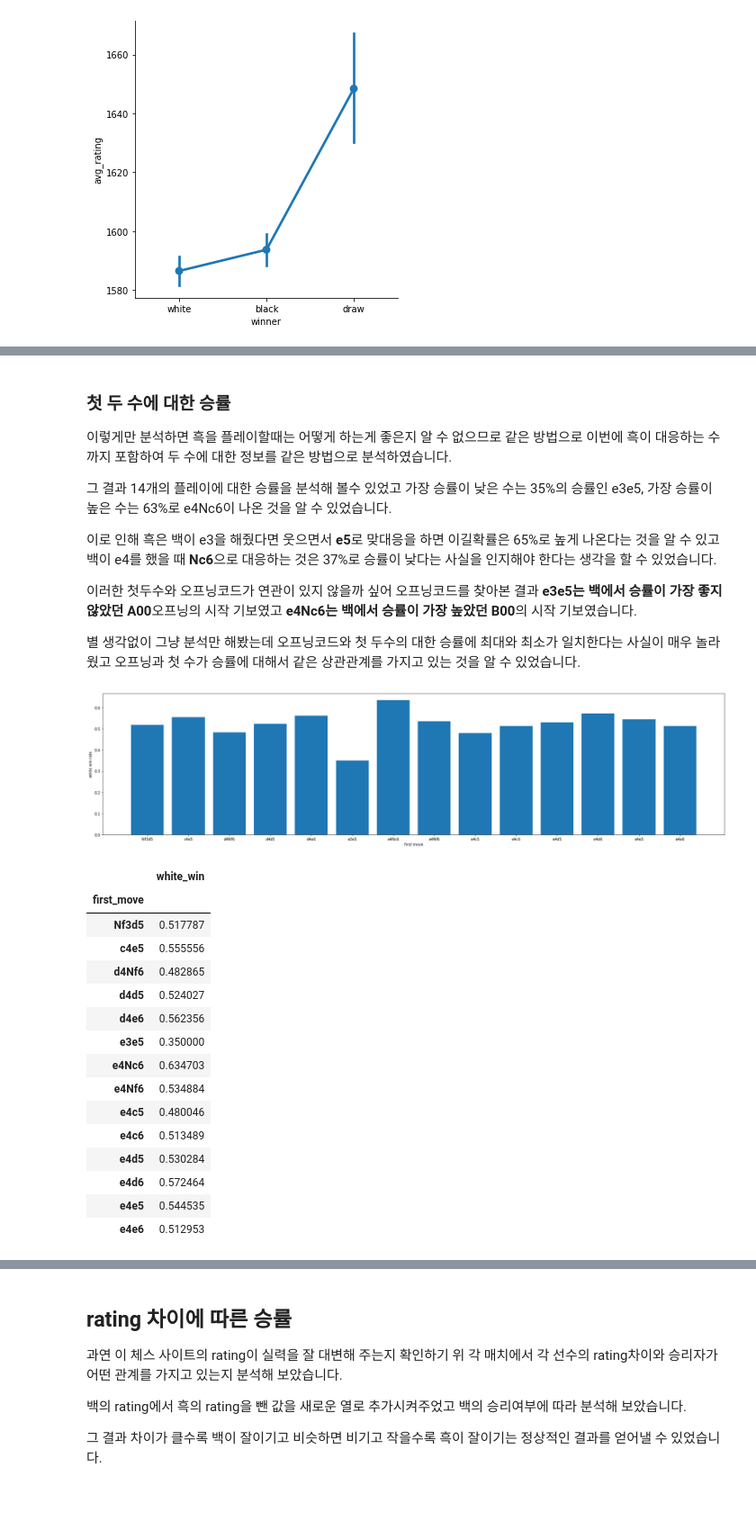
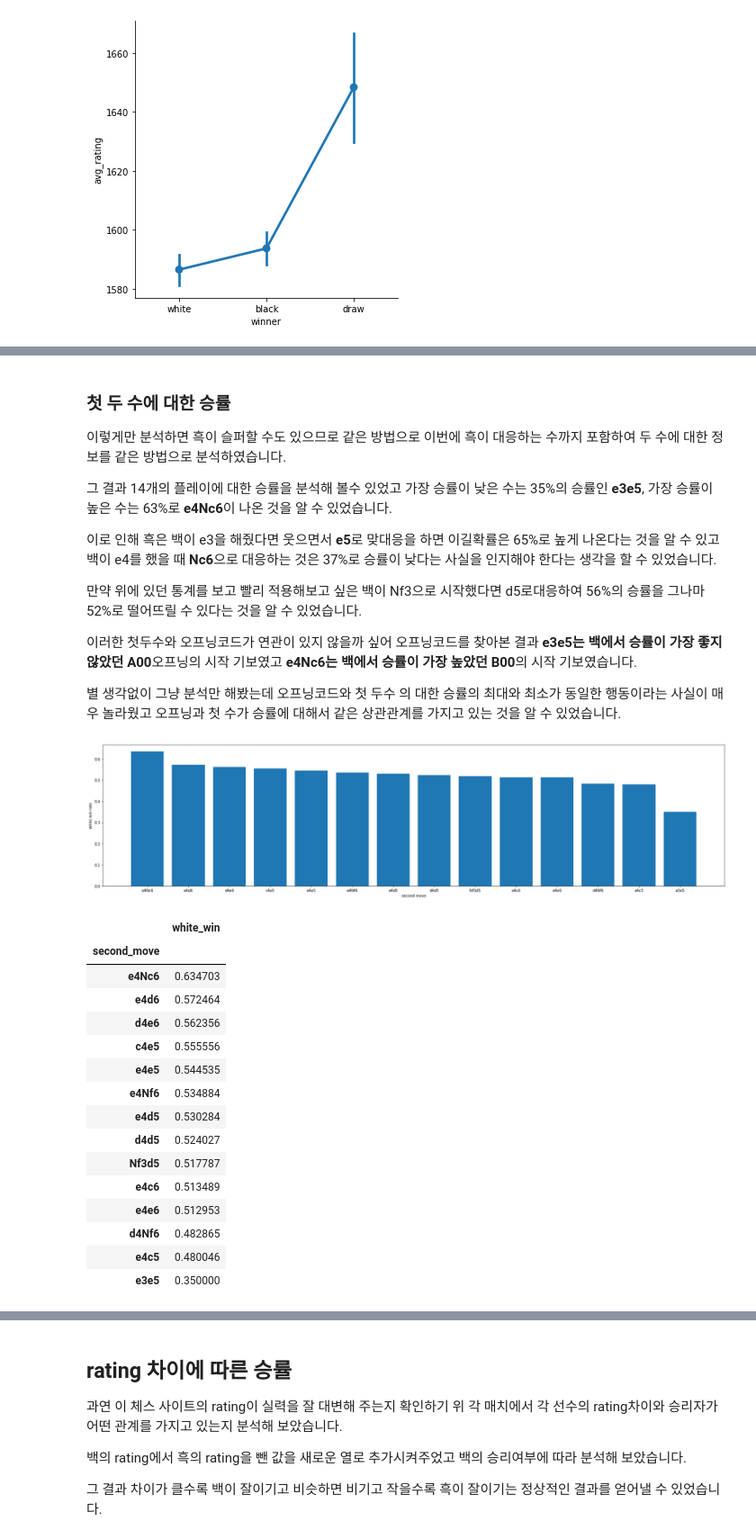
Before and after one commit to super-corini/programmers_kdt_II, a Jupyter notebook: 4. EDA.ipynb, the cells around one changed output, grey strips where cells are left out. Shown at 90% size. Saved outputs shown, nothing was run; the diff lists cells and outputs as text; code cells hidden in the pictures; blank space fills up the shorter version.

```diff
--- a/4. EDA.ipynb
+++ b/4. EDA.ipynb
@@ -141,0 +163,19 @@ plt.show()
+# %%
+avg_rating = (chess_df['white_rating'] + chess_df['black_rating'])/2
+chess_df['avg_rating'] = avg_rating
+
+
+white_win = chess_df['winner'].apply(lambda x: ((x=='white') + (x!='black'))/2)
+chess_df['white_win'] = white_win
+# %%
+chess_df['x'] = pd.cut(chess_df['avg_rating'], 50)
+
+result = chess_df.groupby('x')['white_win'].mean()
+result = result.rename(lambda x: (x.left + x.right)/2)
+
+plt.figure(figsize = (10,5))
+plt.xlabel('avg rating')
+plt.ylabel('white win rate')
+plt.plot(result)
+plt.plot([result.keys()[0], result.keys()[-1]], [0.5,0.5])
+plt.show()
@@ -195,6 +239,5 @@ grouped
 moves = chess_df['moves'].str.split(" ")
 first_move = moves.apply(lambda x: x[:1])
 first_move = first_move.apply(lambda x: "".join(x))
-first_move = pd.Series(first_move, name = 'first_move')
-chess_df2 = pd.concat([chess_df0, first_move], axis=1)
+chess_df['first_move'] = first_move
 # %%
@@ -221,47 +265,50 @@ grouped
 # %% [markdown]
 ### 첫 두 수에 대한 승률
-이렇게만 분석하면 흑을 플레이할때는 어떻게 하는게 좋은지 알 수 없으므로 같은 방법으로 이번에 흑이 대응하는 수까지 포함하여 두 수에 대한 정보를 같은 방법으로 분석하였습니다.
+이렇게만 분석하면 흑이 슬퍼할 수도 있으므로 같은 방법으로 이번에 흑이 대응하는 수까지 포함하여 두 수에 대한 정보를 같은 방법으로 분석하였습니다.
 
-그 결과 14개의 플레이에 대한 승률을 분석해 볼수 있었고 가장 승률이 낮은 수는 35%의 승률인 e3e5, 가장 승률이 높은 수는 63%로 e4Nc6이 나온 것을 알 수 있었습니다.
+그 결과 14개의 플레이에 대한 승률을 분석해 볼수 있었고 가장 승률이 낮은 수는 35%의 승률인 **e3e5**, 가장 승률이 높은 수는 63%로 **e4Nc6**이 나온 것을 알 수 있었습니다.
 
 이로 인해 흑은 백이 e3을 해줬다면 웃으면서 **e5**로 맞대응을 하면 이길확률은 65%로 높게 나온다는 것을 알 수 있고 백이 e4를 했을 때 **Nc6**으로 대응하는 것은 37%로 승률이 낮다는 사실을 인지해야 한다는 생각을 할 수 있었습니다.
 
+만약 위에 있던 통계를 보고 빨리 적용해보고 싶은 백이 Nf3으로 시작했다면 d5로대응하여 56%의 승률을 그나마 52%로 떨어뜨릴 수 있다는 것을 알 수 있었습니다.
+
 이러한 첫두수와 오프닝코드가 연관이 있지 않을까 싶어 오프닝코드를 찾아본 결과 **e3e5는 백에서 승률이 가장 좋지 않았던 A00**오프닝의 시작 기보였고 **e4Nc6는 백에서 승률이 가장 높았던 B00**의 시작 기보였습니다.
 
-별 생각없이 그냥 분석만 해봤는데 오프닝코드와 첫 두수의 대한 승률에 최대와 최소가 일치한다는 사실이 매우 놀라웠고 오프닝과 첫 수가 승률에 대해서 같은 상관관계를 가지고 있는 것을 알 수 있었습니다.
+별 생각없이 그냥 분석만 해봤는데 오프닝코드와 첫 두수
+의 대한 승률의 최대와 최소가 동일한 행동이라는 사실이 매우 놀라웠고 오프닝과 첫 수가 승률에 대해서 같은 상관관계를 가지고 있는 것을 알 수 있었습니다.
 # %%
 moves = chess_df['moves'].str.split(" ")
-first_move = moves.apply(lambda x: x[:2])
-first_move = first_move.apply(lambda x: "".join(x))
-first_move = pd.Series(first_move, name = 'first_move')
-chess_df2 = pd.concat([chess_df0, first_move], axis=1)
+second_move = moves.apply(lambda x: x[:2])
+second_move = second_move.apply(lambda x: "".join(x))
+chess_df['second_move'] = second_move
 # %%
-grouped_count = chess_df2[['white_win', 'first_move']].groupby('first_move').count()
-grouped_sum = chess_df2[['white_win', 'first_move']].groupby('first_move').sum()
+grouped_count = chess_df[['white_win', 'second_move']].groupby('second_move').count()
+grouped_sum = chess_df[['white_win', 'second_move']].groupby('second_move').sum()
 
 grouped = grouped_sum[grouped_count>=200] / grouped_count[grouped_count >= 200]
 grouped = grouped.dropna(axis = 0)
+grouped = grouped.sort_values(by = 'white_win', ascending = False)
 plt.figure(figsize = (30,7))
 plt.ylabel("white win rate")
-plt.xlabel("first move")
+plt.xlabel("second move")
 plt.bar(x = grouped['white_win'].index, height = grouped['white_win'])
 plt.show()
 grouped
 # %% [output]
-[figure, old version]
+[figure, new version]
 |  | white_win |
-| first_move |  |
+| second_move |  |
+| e4Nc6 | 0.634703 |
+| e4d6 | 0.572464 |
+| d4e6 | 0.562356 |
+| c4e5 | 0.555556 |
+| e4e5 | 0.544535 |
+| e4Nf6 | 0.534884 |
+| e4d5 | 0.530284 |
+| d4d5 | 0.524027 |
 | Nf3d5 | 0.517787 |
-| c4e5 | 0.555556 |
+| e4c6 | 0.513489 |
+| e4e6 | 0.512953 |
 | d4Nf6 | 0.482865 |
-| d4d5 | 0.524027 |
-| d4e6 | 0.562356 |
+| e4c5 | 0.480046 |
 | e3e5 | 0.350000 |
-| e4Nc6 | 0.634703 |
-| e4Nf6 | 0.534884 |
-| e4c5 | 0.480046 |
-| e4c6 | 0.513489 |
-| e4d5 | 0.530284 |
-| e4d6 | 0.572464 |
-| e4e5 | 0.544535 |
-| e4e6 | 0.512953 |
```
Also changed, not shown: parts of 24 cells of this notebook.
